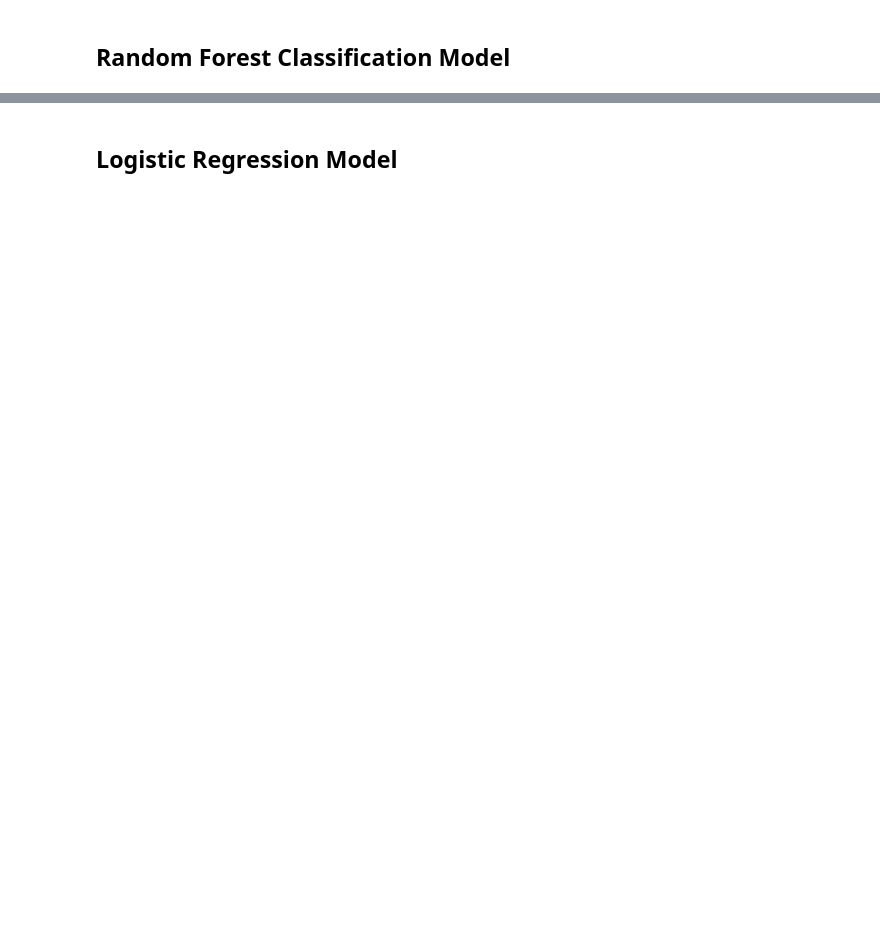
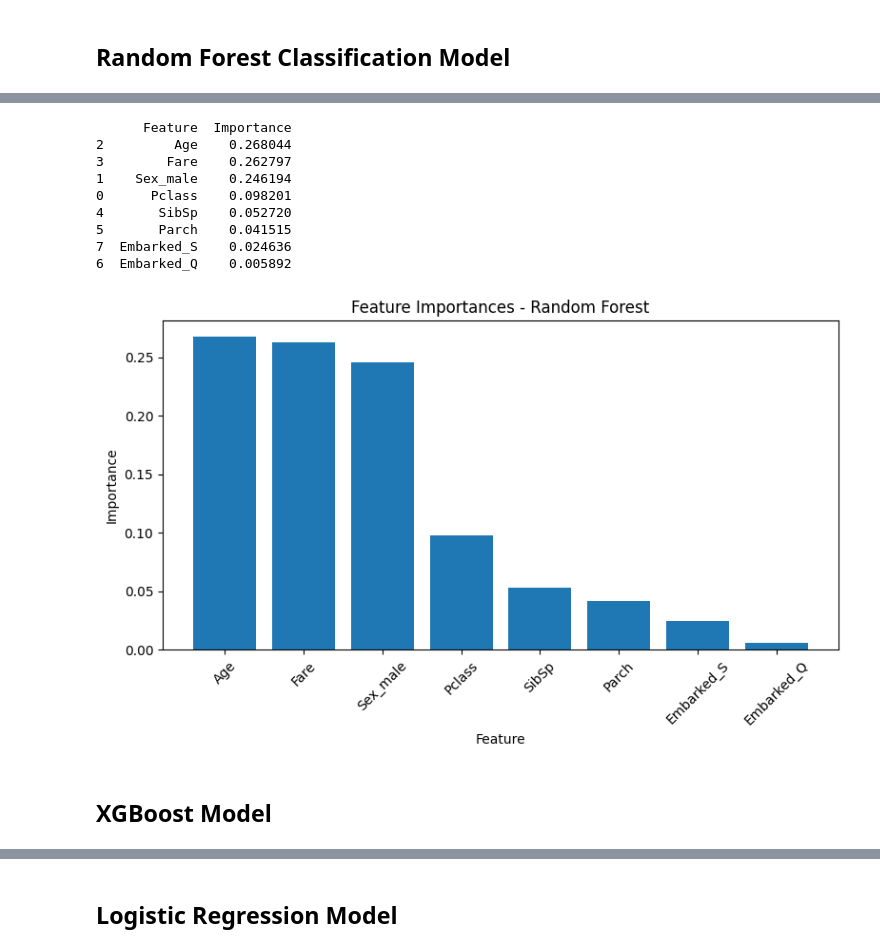
Before and after one commit to NimaNIKOOKAR/Titanic---Machine-Learning-from-Disaster, a Jupyter notebook: titanic.ipynb, the cells around one changed output, grey strips where cells are left out. Drawn from its saved outputs; the diff is of its cells as text; code cells hidden in the pictures; blank space fills up the shorter version.

```diff
--- a/titanic.ipynb
+++ b/titanic.ipynb
@@ -416,2 +303,10 @@ Length: 1204, dtype: int64
+# %%
+features = ["Pclass", "Sex_male", "Age", "Fare", "SibSp", "Parch", "Embarked_Q", "Embarked_S"]
+X = df_train[features]
+y = df_train["Survived"]
+
+X_train, X_test, y_train, y_test = train_test_split(
+    X, y, test_size=0.2, random_state=42, stratify=y
+)
 # %% [markdown]
 ## Random Forest Classification Model
@@ -417,0 +378,32 @@ Length: 1204, dtype: int64
+# %%
+import matplotlib.pyplot as plt
+
+importances = rf_model.feature_importances_
+feature_importance_df = pd.DataFrame({
+    "Feature": features,
+    "Importance": importances
+}).sort_values(by="Importance", ascending=False)
+
+print(feature_importance_df)
+
+plt.figure(figsize=(8, 5))
+plt.bar(feature_importance_df["Feature"], feature_importance_df["Importance"])
+plt.xticks(rotation=45)
+plt.title("Feature Importances - Random Forest")
+plt.xlabel("Feature")
+plt.ylabel("Importance")
+plt.tight_layout()
+plt.show()
+# %% [output]
+      Feature  Importance
+2         Age    0.268044
+3        Fare    0.262797
+1    Sex_male    0.246194
+0      Pclass    0.098201
+4       SibSp    0.052720
+5       Parch    0.041515
+7  Embarked_S    0.024636
+6  Embarked_Q    0.005892
+[figure, added]
+# %% [markdown]
+## XGBoost Model
```
Also changed, not shown: parts of 15 cells of this notebook.
